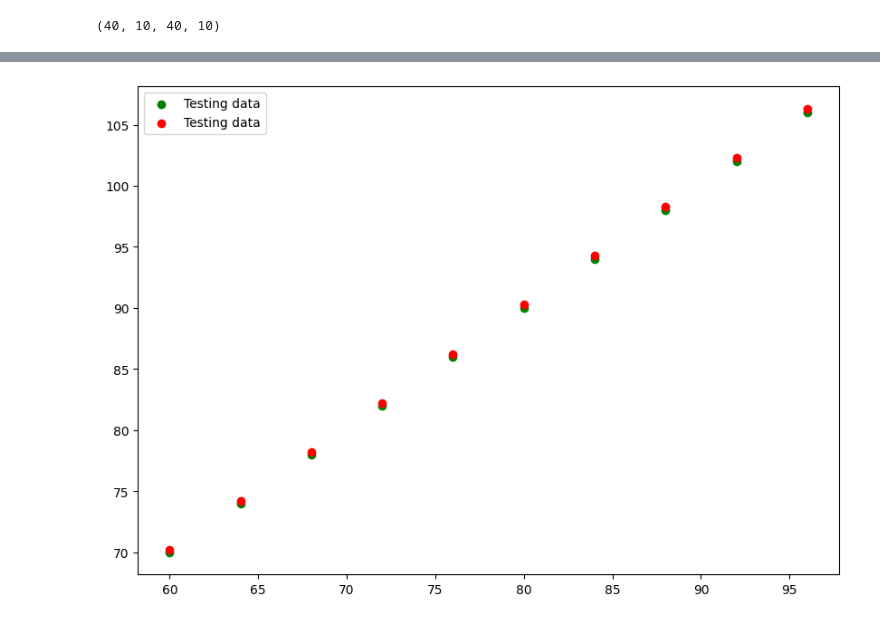
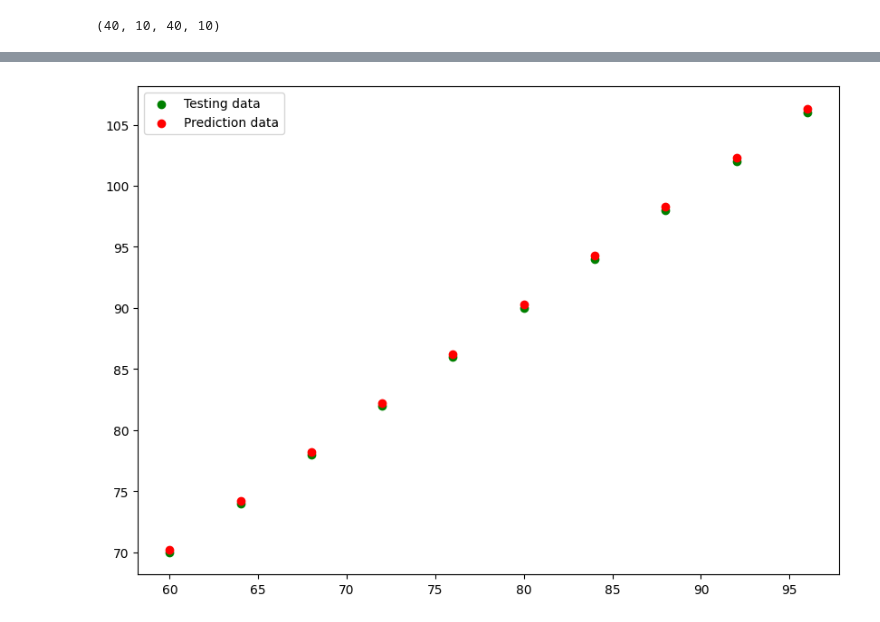
Before and after one commit to IronDog421/TensorFlowForEngineers, a Jupyter notebook: 0.- Simple Regression. Perceptron..ipynb, the cells around one changed output, grey strips where cells are left out. Drawn from its saved outputs; the diff is of its cells as text; code cells hidden in the pictures.

```diff
--- a/0.- Simple Regression. Perceptron..ipynb
+++ b/0.- Simple Regression. Perceptron..ipynb
@@ -75,11 +75,11 @@ simple_model = keras.Sequential([
 
 # 2. Compile the model
 simple_model.compile(loss=keras.losses.mean_absolute_error,
-              optimizer=keras.optimizers.SGD(learning_rate=0.01))
+              optimizer=keras.optimizers.SGD())
 
 # Reshape X to be a 2D tensor with shape (batch_size, 1)
 X_reshaped = tf.reshape(X, (-1, 1)) #Convert it to an (8,1) shaped vector, 8 samples with 1 feature per sample
 
 # 3. Fit the model using the reshaped X
-simple_model.fit(X_reshaped, y, epochs=5000)
+simple_model.fit(X_reshaped, y, epochs=5)
 # %% [output]
@@ -229,7 +222,7 @@ plt.figure(figsize=(10, 7))
 # Plot test data in green
 plt.scatter(X_test, y_test, c='g', label='Testing data')
 # Plot training data in red
-plt.scatter(X_test, y_preds, c='r', label='Testing data')
+plt.scatter(X_test, y_preds, c='r', label='Prediction data')
 # Show the legend
 plt.legend();
 # %% [output]
@@ -237 +230 @@ plt.legend();
-[figure, old version]
+[figure, new version]
```
Also changed, not shown: parts of 3 cells of this notebook.
